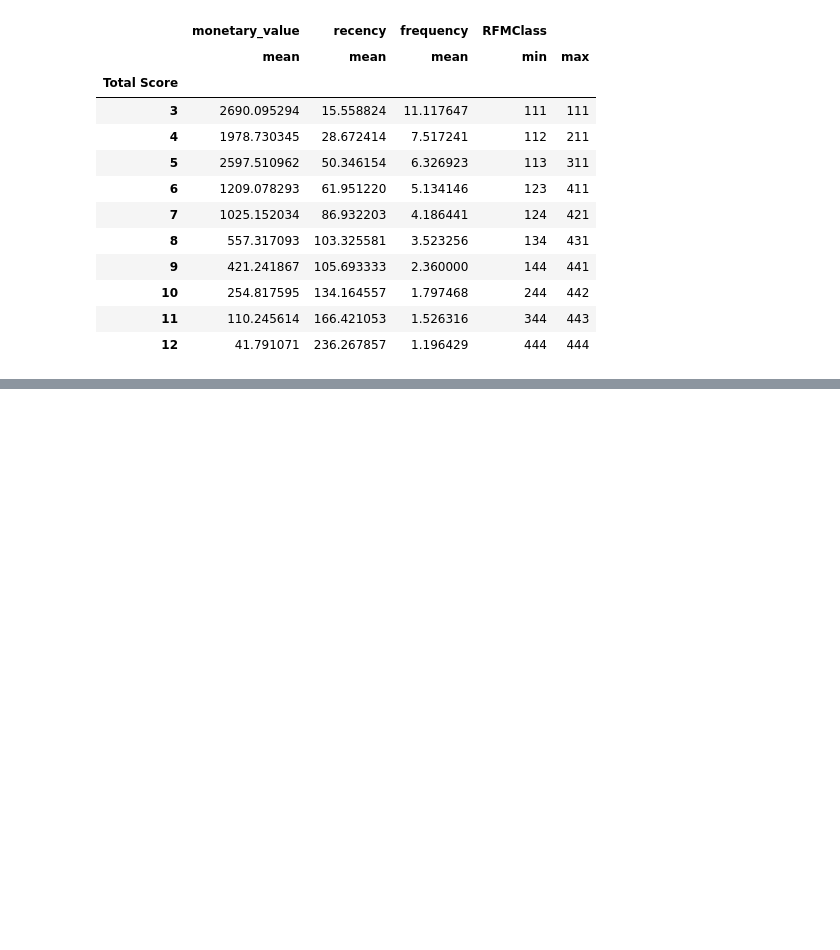
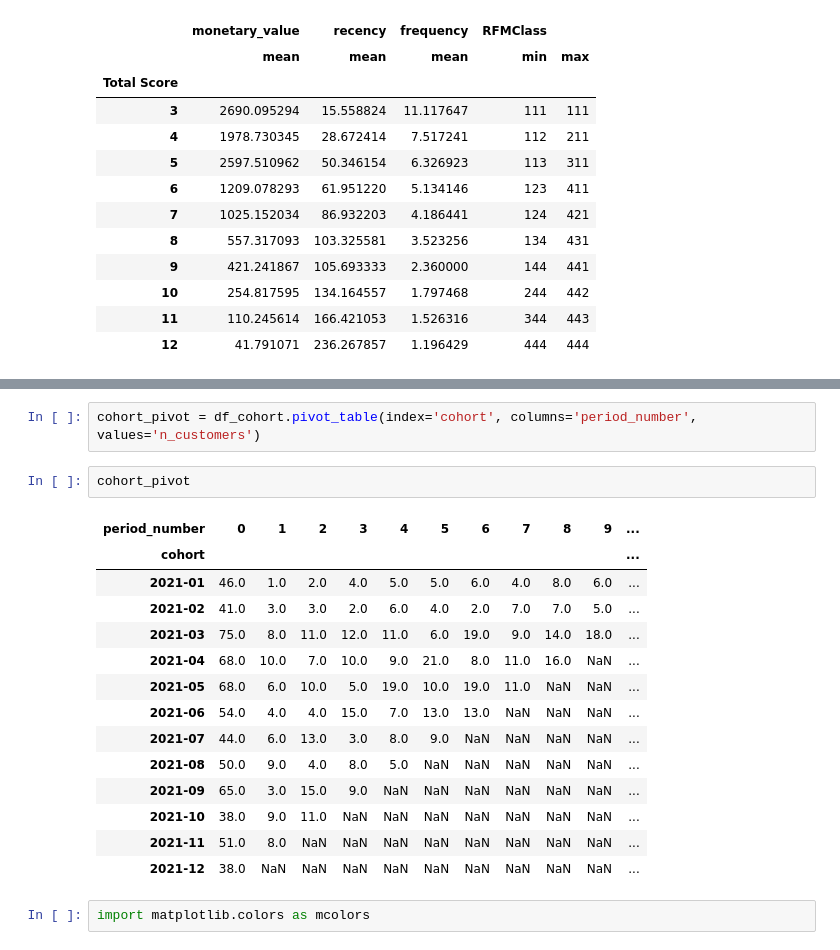
Before and after one commit to VenkataPrasad97/Task, a Jupyter notebook: task_rfm.ipynb, the cells around one changed output, grey strips where cells are left out. Saved outputs shown, nothing was run; the diff lists cells and outputs as text; blank space fills up the shorter version.

```diff
--- a/task_rfm.ipynb
+++ b/task_rfm.ipynb
@@ -141,0 +179,21 @@ rfmSeg.groupby('Total Score').agg({'monetary_value':'mean','recency':'mean','fre
+# %%
+cohort_pivot = df_cohort.pivot_table(index='cohort', columns='period_number', values='n_customers')
+# %%
+cohort_pivot
+# %% [output]
+| period_number | 0 | 1 | 2 | 3 | 4 | 5 | 6 | 7 | 8 | 9 | ... |
+| cohort |  |  |  |  |  |  |  |  |  |  | ... |
+| 2021-01 | 46.0 | 1.0 | 2.0 | 4.0 | 5.0 | 5.0 | 6.0 | 4.0 | 8.0 | 6.0 | ... |
+| 2021-02 | 41.0 | 3.0 | 3.0 | 2.0 | 6.0 | 4.0 | 2.0 | 7.0 | 7.0 | 5.0 | ... |
+| 2021-03 | 75.0 | 8.0 | 11.0 | 12.0 | 11.0 | 6.0 | 19.0 | 9.0 | 14.0 | 18.0 | ... |
+| 2021-04 | 68.0 | 10.0 | 7.0 | 10.0 | 9.0 | 21.0 | 8.0 | 11.0 | 16.0 | NaN | ... |
+| 2021-05 | 68.0 | 6.0 | 10.0 | 5.0 | 19.0 | 10.0 | 19.0 | 11.0 | NaN | NaN | ... |
+| 2021-06 | 54.0 | 4.0 | 4.0 | 15.0 | 7.0 | 13.0 | 13.0 | NaN | NaN | NaN | ... |
+| 2021-07 | 44.0 | 6.0 | 13.0 | 3.0 | 8.0 | 9.0 | NaN | NaN | NaN | NaN | ... |
+| 2021-08 | 50.0 | 9.0 | 4.0 | 8.0 | 5.0 | NaN | NaN | NaN | NaN | NaN | ... |
+| 2021-09 | 65.0 | 3.0 | 15.0 | 9.0 | NaN | NaN | NaN | NaN | NaN | NaN | ... |
+| 2021-10 | 38.0 | 9.0 | 11.0 | NaN | NaN | NaN | NaN | NaN | NaN | NaN | ... |
+| 2021-11 | 51.0 | 8.0 | NaN | NaN | NaN | NaN | NaN | NaN | NaN | NaN | ... |
+| 2021-12 | 38.0 | NaN | NaN | NaN | NaN | NaN | NaN | NaN | NaN | NaN | ... |
+# %%
+import matplotlib.colors as mcolors
```
Also changed, not shown: parts of 8 cells of this notebook.
